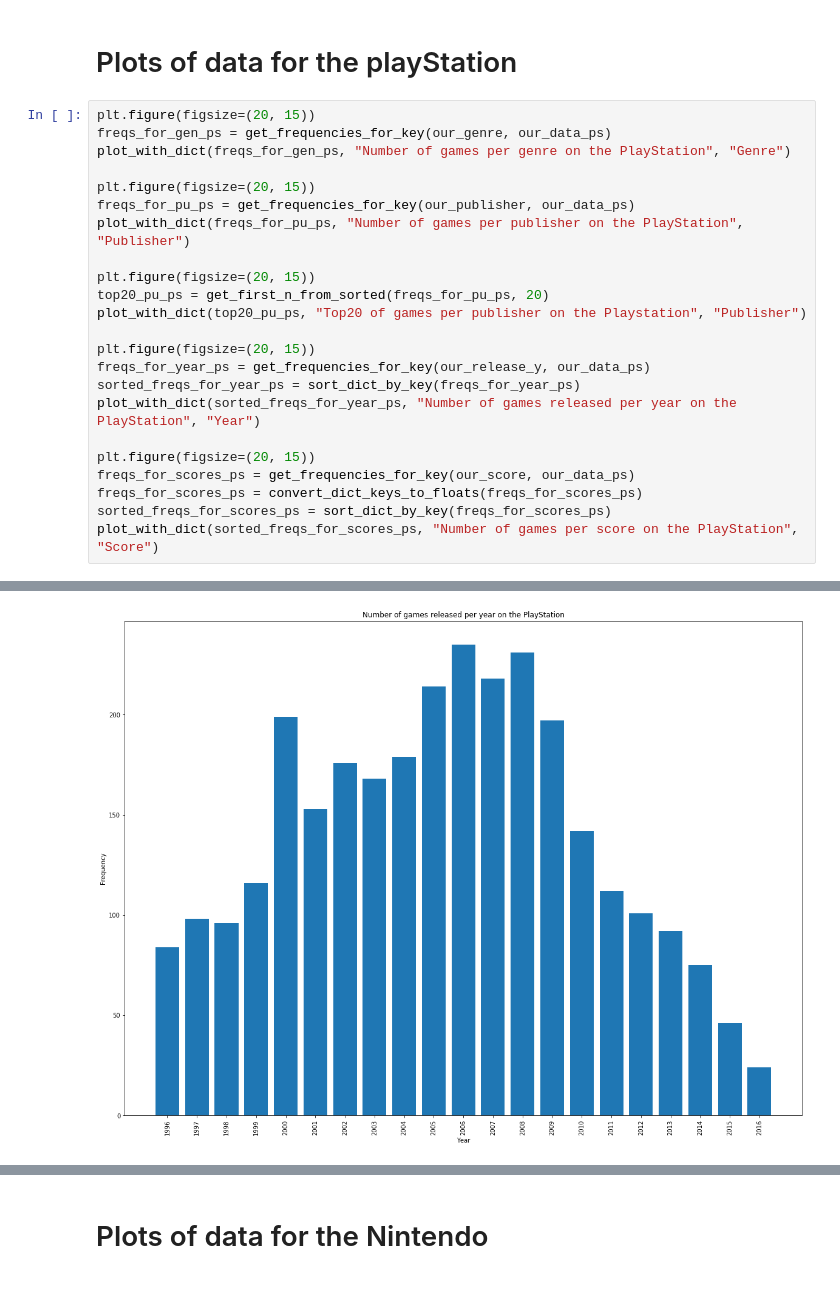
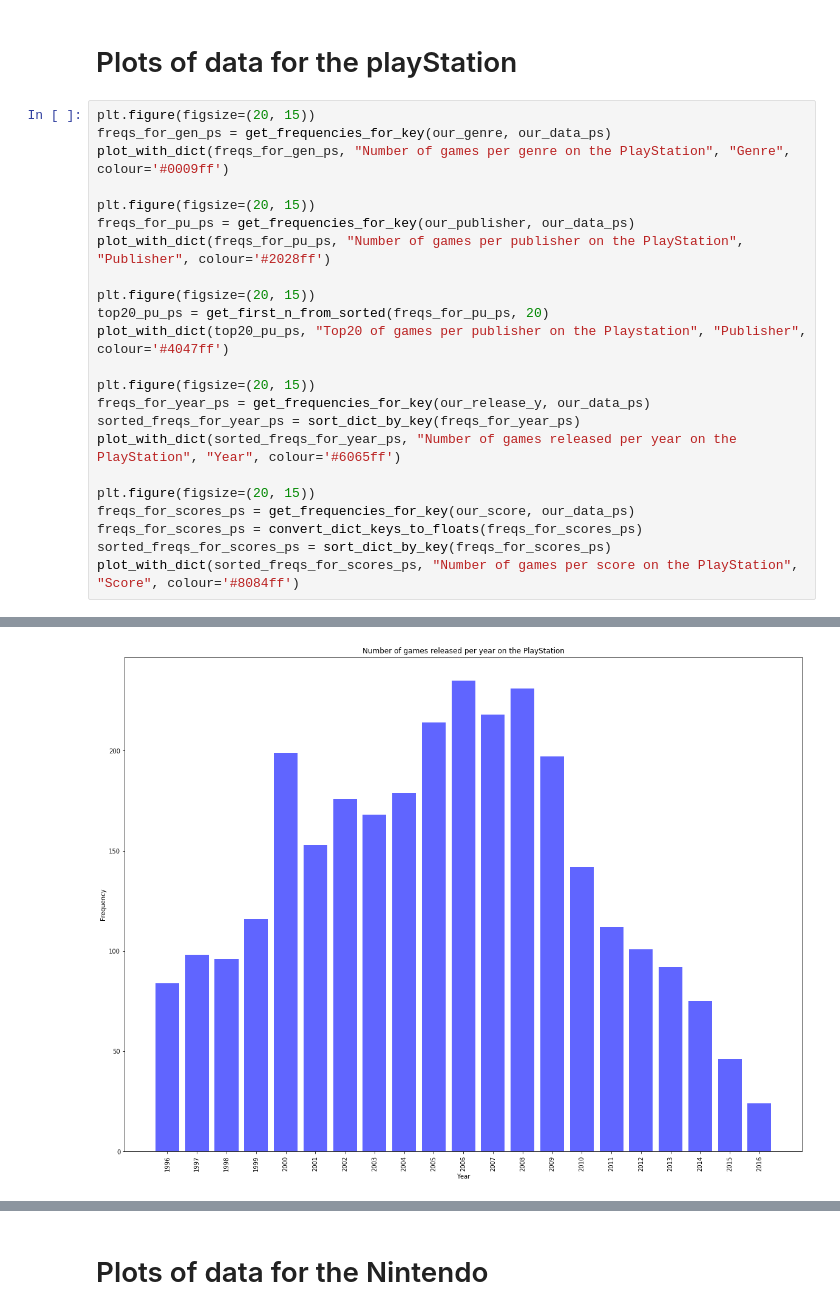
Before and after one commit to Archifer/SDA-Project, a Jupyter notebook: SDA-Project-Hester.ipynb, the cells around one changed output, grey strips where cells are left out. Saved outputs shown, nothing was run; the diff lists cells and outputs as text.

Commit message:
colours :D

```diff
--- a/SDA-Project-Hester.ipynb
+++ b/SDA-Project-Hester.ipynb
@@ -187,24 +187,24 @@ plot_with_dict(sorted_freqs_for_scores_pc, "Number of games per score on the PC"
 # %%
 plt.figure(figsize=(20, 15))
 freqs_for_gen_ps = get_frequencies_for_key(our_genre, our_data_ps)
-plot_with_dict(freqs_for_gen_ps, "Number of games per genre on the PlayStation", "Genre")
+plot_with_dict(freqs_for_gen_ps, "Number of games per genre on the PlayStation", "Genre", colour='#0009ff')
 
 plt.figure(figsize=(20, 15))
 freqs_for_pu_ps = get_frequencies_for_key(our_publisher, our_data_ps)
-plot_with_dict(freqs_for_pu_ps, "Number of games per publisher on the PlayStation", "Publisher")
+plot_with_dict(freqs_for_pu_ps, "Number of games per publisher on the PlayStation", "Publisher", colour='#2028ff')
 
 plt.figure(figsize=(20, 15))
 top20_pu_ps = get_first_n_from_sorted(freqs_for_pu_ps, 20)
-plot_with_dict(top20_pu_ps, "Top20 of games per publisher on the Playstation", "Publisher")
+plot_with_dict(top20_pu_ps, "Top20 of games per publisher on the Playstation", "Publisher", colour='#4047ff')
 
 plt.figure(figsize=(20, 15))
 freqs_for_year_ps = get_frequencies_for_key(our_release_y, our_data_ps)
 sorted_freqs_for_year_ps = sort_dict_by_key(freqs_for_year_ps)
-plot_with_dict(sorted_freqs_for_year_ps, "Number of games released per year on the PlayStation", "Year")
+plot_with_dict(sorted_freqs_for_year_ps, "Number of games released per year on the PlayStation", "Year", colour='#6065ff')
 
 plt.figure(figsize=(20, 15))
 freqs_for_scores_ps = get_frequencies_for_key(our_score, our_data_ps)
 freqs_for_scores_ps = convert_dict_keys_to_floats(freqs_for_scores_ps)
 sorted_freqs_for_scores_ps = sort_dict_by_key(freqs_for_scores_ps)
-plot_with_dict(sorted_freqs_for_scores_ps, "Number of games per score on the PlayStation", "Score")
+plot_with_dict(sorted_freqs_for_scores_ps, "Number of games per score on the PlayStation", "Score", colour='#8084ff')
 # %% [output]
@@ -214 +214 @@ plot_with_dict(sorted_freqs_for_scores_ps, "Number of games per score on the Pla
-[figure, old version]
+[figure, new version]
```
Also changed, not shown: parts of 10 cells of this notebook.
